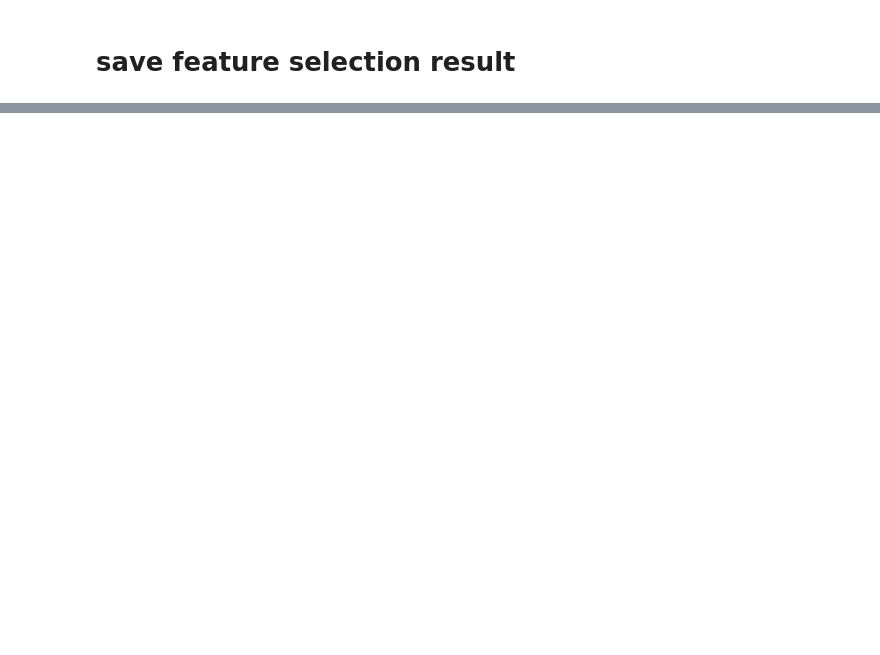
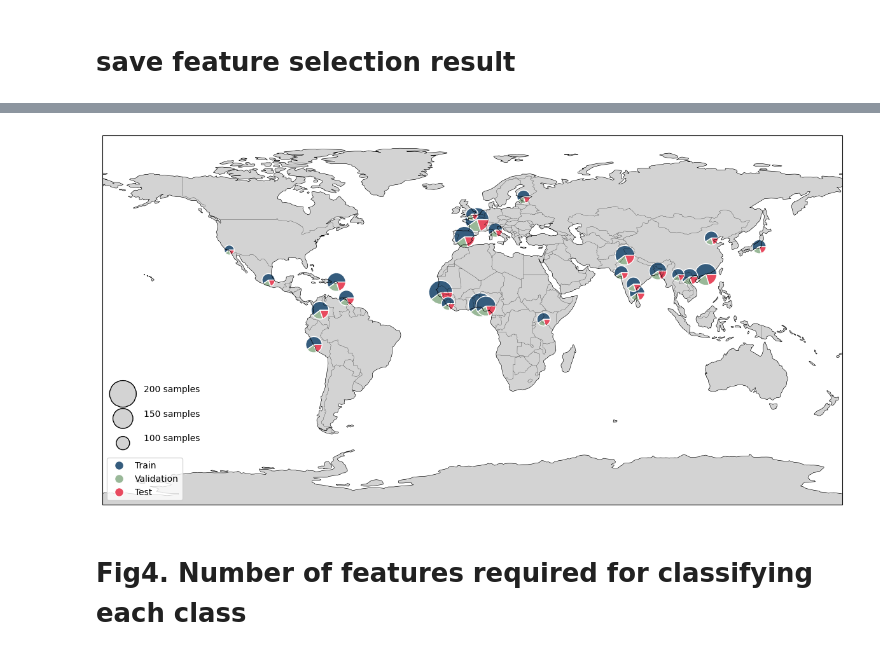
Before and after one commit to Jinhyun-Kim/geography_prediction, a Jupyter notebook: geography_plot.ipynb, the cells around one changed output, grey strips where cells are left out. Saved outputs shown, nothing was run; the diff lists cells and outputs as text; code cells hidden in the pictures; blank space fills up the shorter version.

```diff
--- a/geography_plot.ipynb
+++ b/geography_plot.ipynb
@@ -107,0 +172,12 @@ draw_pie_charts_on_map(cities)
+# %%
+y_train, y_val, y_test = y_original[train_indices], y_original[val_indices], y_original[test_indices]
+# %%
+total_counts = pd.DataFrame(y_original, columns=["class_label"]).value_counts().reset_index(name='Total_Count')
+train_counts = pd.DataFrame(y_train, columns=["class_label"]).value_counts().reset_index(name='Train_Count')
+val_counts = pd.DataFrame(y_val, columns=["class_label"]).value_counts().reset_index(name='Val_Count')
+test_counts = pd.DataFrame(y_test, columns=["class_label"]).value_counts().reset_index(name='Test_Count')
+
+# Merge the counts into a single dataframe
+combined_counts = pd.merge(total_counts, train_counts, on='class_label', how='outer')
+combined_counts = pd.merge(combined_counts, val_counts, on='class_label', how='outer')
+combined_counts = pd.merge(combined_counts, test_counts, on='class_label', how='outer')
@@ -107,0 +204,24 @@ draw_pie_charts_on_map(cities)
+# %%
+cities = []
+for idx, row in combined_counts.iterrows():
+    code = row['class_label']
+    if code in locations:
+        lon, lat = locations[code]
+        city = {
+            'name': code,
+            'lon': lon,
+            'lat': lat,
+            'th1': row["Train_Count"] / row["Total_Count"],  # This is an arbitrary placeholder, adjust as necessary
+            'th2': row["Val_Count"] / row["Total_Count"],  # This is an arbitrary placeholder, adjust as necessary
+            'radius': row["Total_Count"],#  # Normalize by the largest possible value for visualization scaling
+        }
+        cities.append(city)
+    else:
+        print(code)
+
+
+draw_pie_charts_on_map(cities, "results/data_description.pdf")
+# %% [output]
+[figure, added]
+# %% [markdown]
+# Fig4. Number of features required for classifying each class
```
Also changed, not shown: parts of 16 cells of this notebook, 3 other files.
